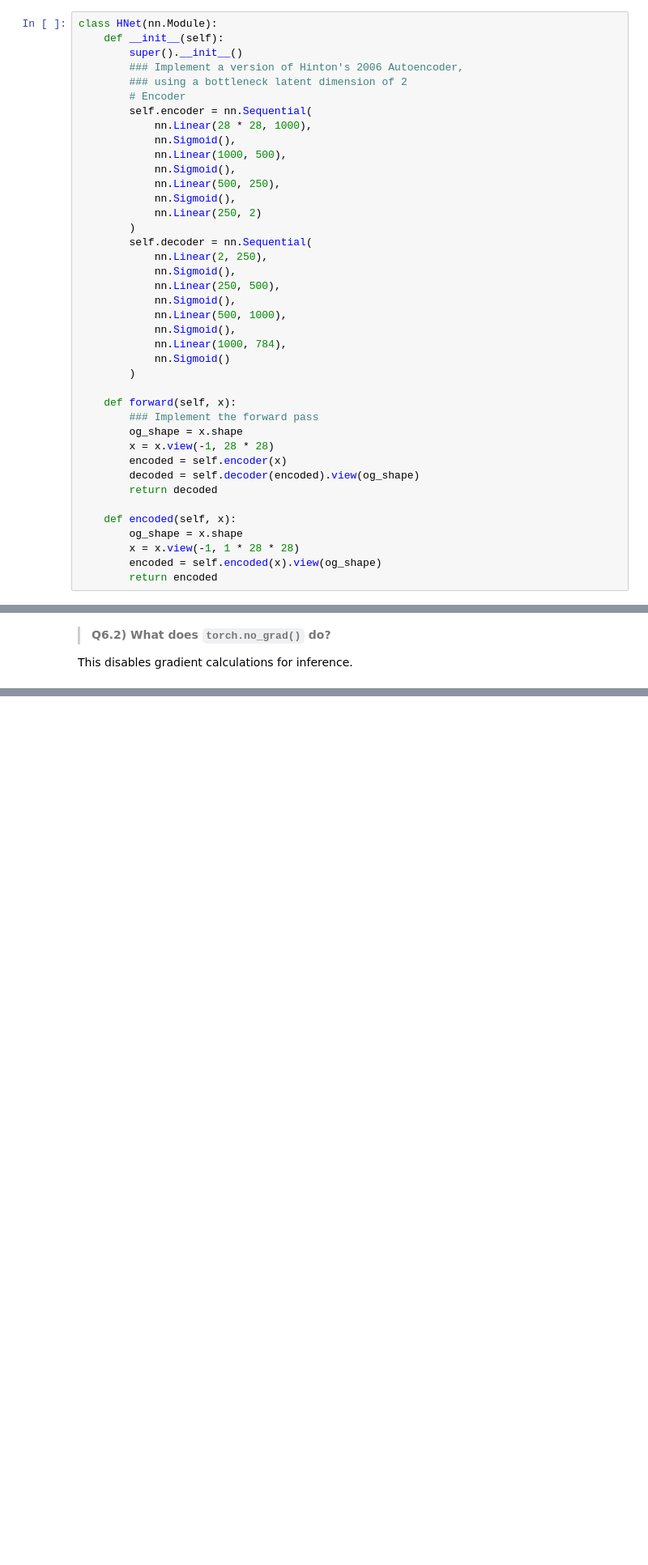
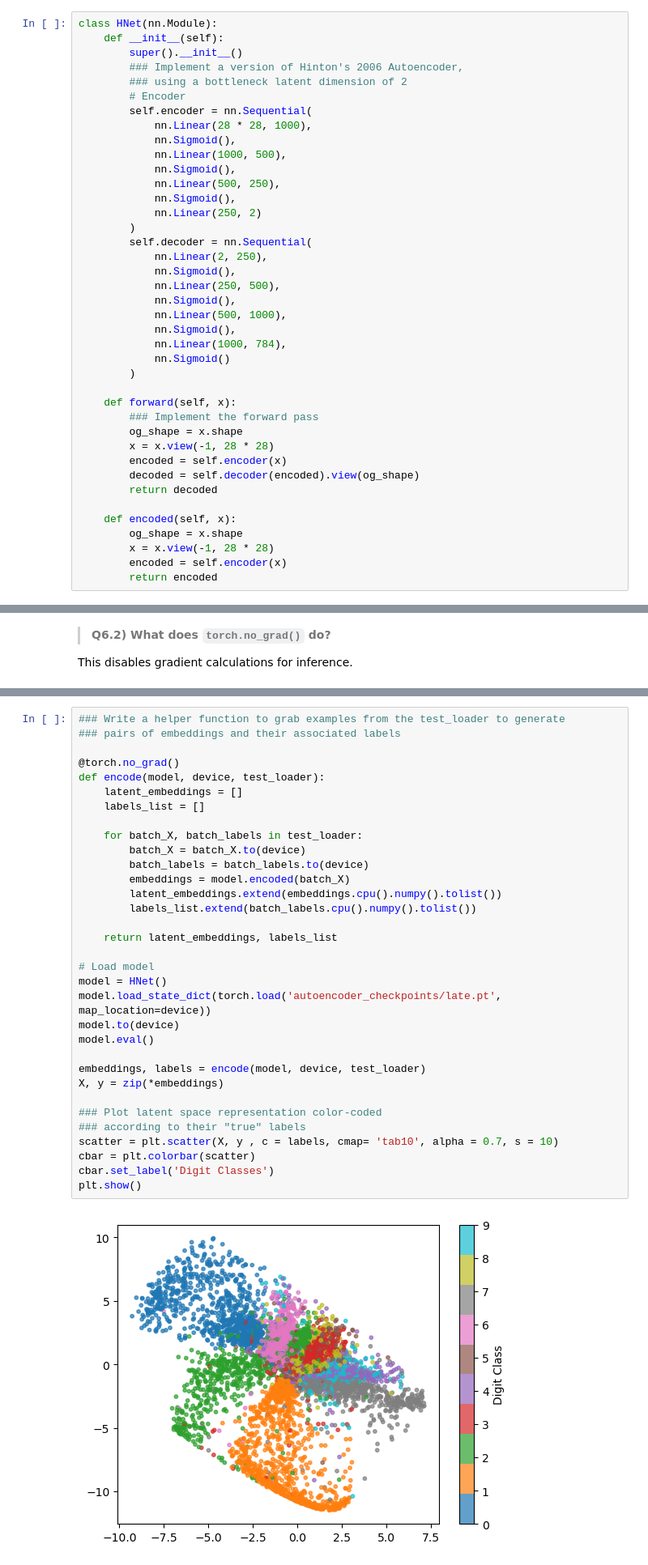
Before and after one commit to UserZetsu/dl-for-bioscience, a Jupyter notebook: Homework_MNIST_Autoencoder.ipynb, the cells around one changed output, grey strips where cells are left out. Shown: that part at 81% size. Drawn from its saved outputs; the diff is of its cells as text; blank space fills up the shorter version.

```diff
--- a/Homework_MNIST_Autoencoder.ipynb
+++ b/Homework_MNIST_Autoencoder.ipynb
@@ -249,8 +249,8 @@ class HNet(nn.Module):
 
     def encoded(self, x):
         og_shape = x.shape
-        x = x.view(-1, 1 * 28 * 28)
-        encoded = self.encoded(x).view(og_shape)
+        x = x.view(-1, 28 * 28)
+        encoded = self.encoder(x)
         return encoded
 # %%
 class MyNet(nn.Module):
@@ -510,3 +486,38 @@ NameError: name 'test_dataloader' is not defined
+# %%
+### Write a helper function to grab examples from the test_loader to generate
+### pairs of embeddings and their associated labels
+
+@torch.no_grad()
+def encode(model, device, test_loader):
+    latent_embeddings = []
+    labels_list = []
+
+    for batch_X, batch_labels in test_loader:
+        batch_X = batch_X.to(device)
+        batch_labels = batch_labels.to(device)
+        embeddings = model.encoded(batch_X)
+        latent_embeddings.extend(embeddings.cpu().numpy().tolist())
+        labels_list.extend(batch_labels.cpu().numpy().tolist())
+
+    return latent_embeddings, labels_list
+
+# Load model
+model = HNet()
+model.load_state_dict(torch.load('autoencoder_checkpoints/late.pt', map_location=device))
+model.to(device)
+model.eval()
+
+embeddings, labels = encode(model, device, test_loader)
+X, y = zip(*embeddings)
+
+### Plot latent space representation color-coded
+### according to their "true" labels
+scatter = plt.scatter(X, y , c = labels, cmap= 'tab10', alpha = 0.7, s = 10)
+cbar = plt.colorbar(scatter)
+cbar.set_label('Digit Classes')
+plt.show()
+# %% [output]
+[figure, added]
 # %% [markdown]
 > **Q8.1) Does your autoencoder separate out different classes effectively? What classes seem to be closer and what classes are farther apart in this latent space?**
 
```
Also changed, not shown: parts of 2 cells of this notebook, 1 other file.
